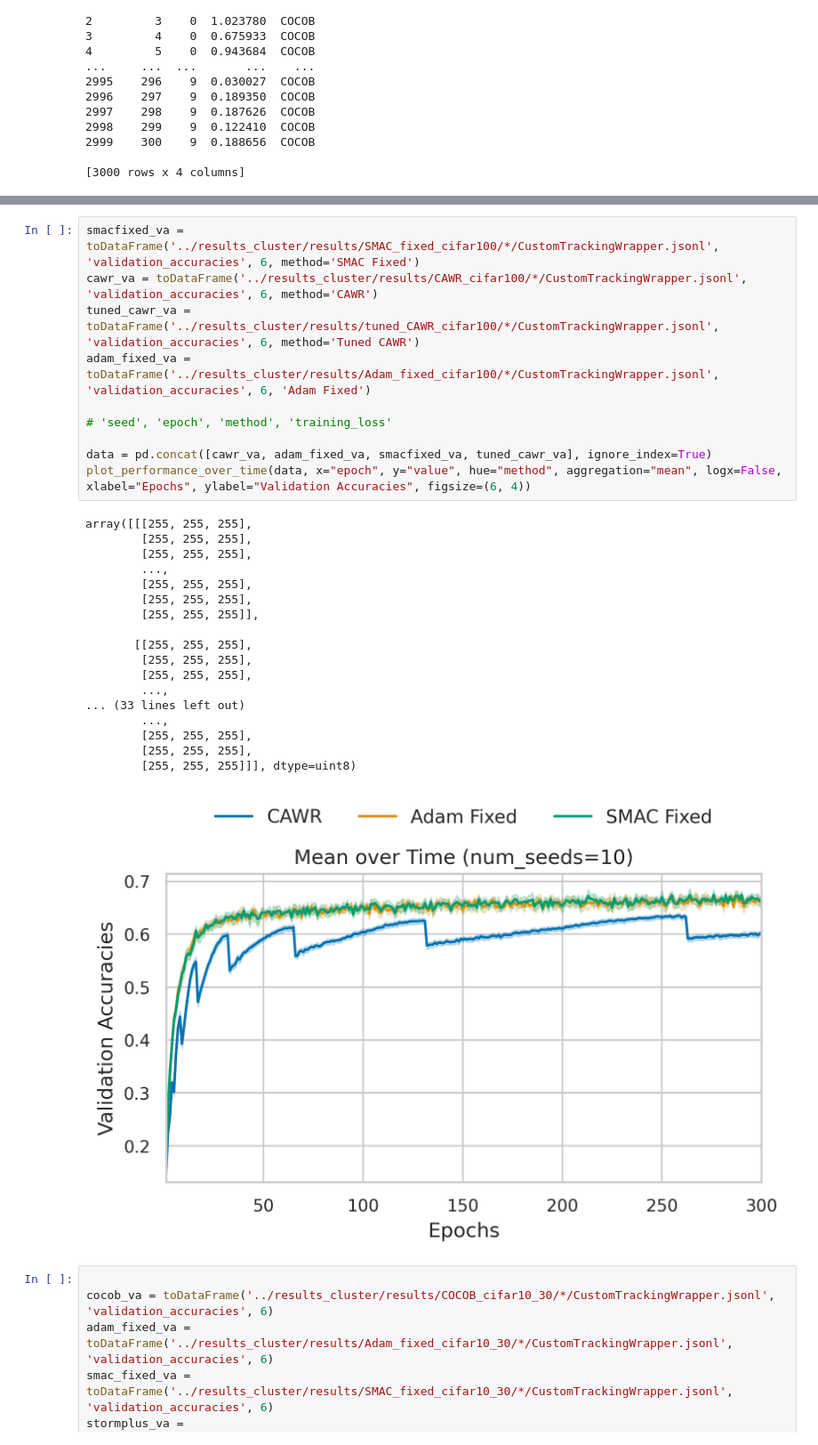
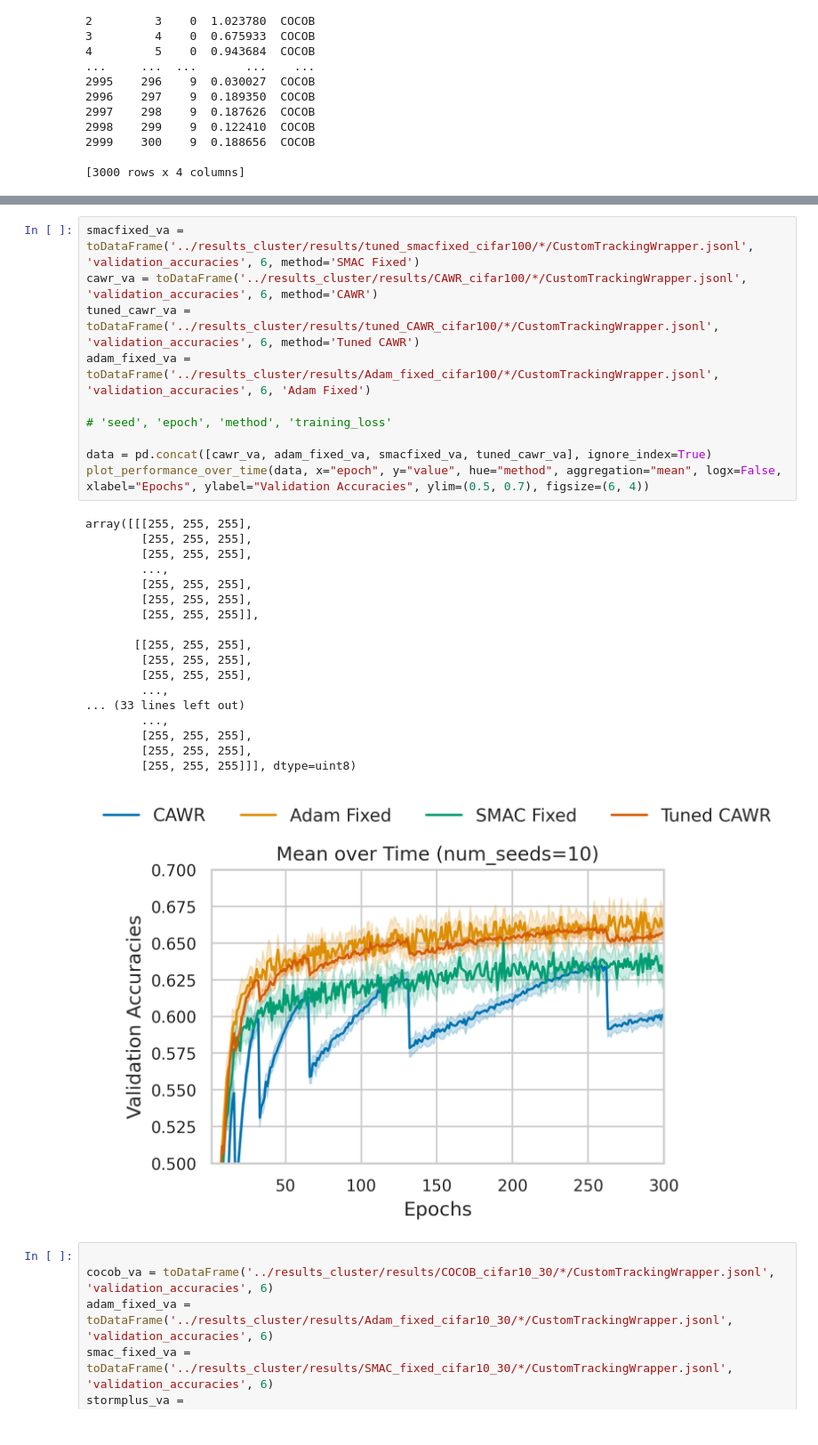
Before and after one commit to MichaHenh/Revisiting_LR_Control, a Jupyter notebook: ba_parameter_free_dac/plotting/plotting_cifar100_other.ipynb, the cells around one changed output, grey strips where cells are left out. Shown at 89% size. Cells and saved outputs as stored; diff of their text form.

```diff
--- a/ba_parameter_free_dac/plotting/plotting_cifar100_other.ipynb
+++ b/ba_parameter_free_dac/plotting/plotting_cifar100_other.ipynb
@@ -156,32 +147,32 @@ array([[[255, 255, 255],
 # %%
-smacfixed_va = toDataFrame('../results_cluster/results/SMAC_fixed_cifar100/*/CustomTrackingWrapper.jsonl', 'validation_accuracies', 6, method='SMAC Fixed')
+smacfixed_va = toDataFrame('../results_cluster/results/tuned_smacfixed_cifar100/*/CustomTrackingWrapper.jsonl', 'validation_accuracies', 6, method='SMAC Fixed')
 cawr_va = toDataFrame('../results_cluster/results/CAWR_cifar100/*/CustomTrackingWrapper.jsonl', 'validation_accuracies', 6, method='CAWR')
 tuned_cawr_va = toDataFrame('../results_cluster/results/tuned_CAWR_cifar100/*/CustomTrackingWrapper.jsonl', 'validation_accuracies', 6, method='Tuned CAWR')
 adam_fixed_va = toDataFrame('../results_cluster/results/Adam_fixed_cifar100/*/CustomTrackingWrapper.jsonl', 'validation_accuracies', 6, 'Adam Fixed')
 
 # 'seed', 'epoch', 'method', 'training_loss'
 
 data = pd.concat([cawr_va, adam_fixed_va, smacfixed_va, tuned_cawr_va], ignore_index=True)
-plot_performance_over_time(data, x="epoch", y="value", hue="method", aggregation="mean", logx=False, xlabel="Epochs", ylabel="Validation Accuracies", figsize=(6, 4))
+plot_performance_over_time(data, x="epoch", y="value", hue="method", aggregation="mean", logx=False, xlabel="Epochs", ylabel="Validation Accuracies", ylim=(0.5, 0.7), figsize=(6, 4))
 # %% [output]
 array([[[255, 255, 255],
         [255, 255, 255],
         [255, 255, 255],
         ...,
         [255, 255, 255],
         [255, 255, 255],
         [255, 255, 255]],
 
        [[255, 255, 255],
         [255, 255, 255],
         [255, 255, 255],
         ...,
 ... (33 lines left out)
         ...,
         [255, 255, 255],
         [255, 255, 255],
         [255, 255, 255]]], dtype=uint8)
-[figure, old version]
+[figure, new version]
 # %%
 
 cocob_va = toDataFrame('../results_cluster/results/COCOB_cifar10_30/*/CustomTrackingWrapper.jsonl', 'validation_accuracies', 6)
```
Also changed, not shown: parts of 3 cells of this notebook, 8 other files.
